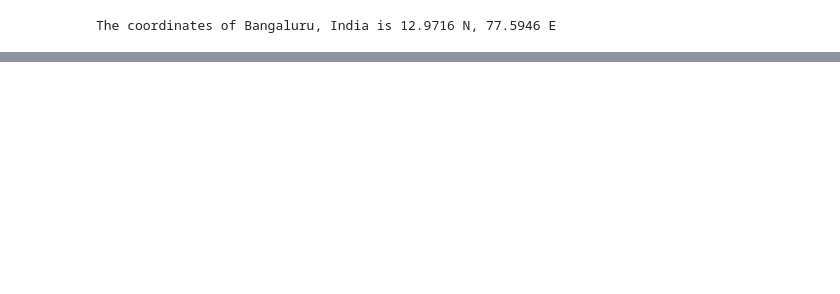
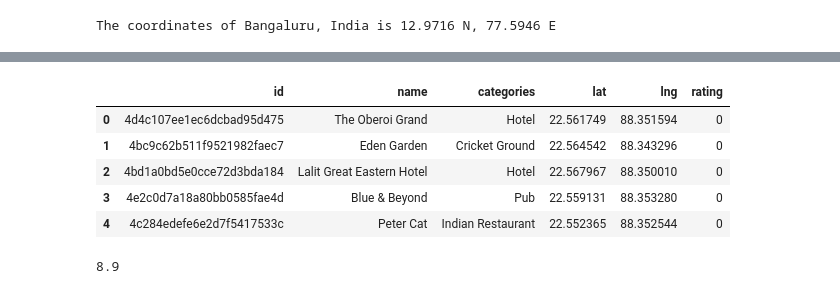
Before and after one commit to cssoumyade/Clustering-European-Cities, a Jupyter notebook: Exploring The City of Joy.ipynb, the cells around one changed output, grey strips where cells are left out. Drawn from its saved outputs; the diff is of its cells as text; code cells hidden in the pictures; blank space fills up the shorter version.

```diff
--- a/Exploring The City of Joy.ipynb
+++ b/Exploring The City of Joy.ipynb
@@ -24,0 +140,13 @@ bang_map
+# %%
+kol_venues.head()
+# %% [output]
+|  | id | name | categories | lat | lng | rating |
+| 0 | 4d4c107ee1ec6dcbad95d475 | The Oberoi Grand | Hotel | 22.561749 | 88.351594 | 0 |
+| 1 | 4bc9c62b511f9521982faec7 | Eden Garden | Cricket Ground | 22.564542 | 88.343296 | 0 |
+| 2 | 4bd1a0bd5e0cce72d3bda184 | Lalit Great Eastern Hotel | Hotel | 22.567967 | 88.350010 | 0 |
+| 3 | 4e2c0d7a18a80bb0585fae4d | Blue & Beyond | Pub | 22.559131 | 88.353280 | 0 |
+| 4 | 4c284edefe6e2d7f5417533c | Peter Cat | Indian Restaurant | 22.552365 | 88.352544 | 0 |
+# %%
+results2['response']['venue']['rating']
+# %% [output]
+8.9
```
Also changed, not shown: parts of 14 cells of this notebook.
